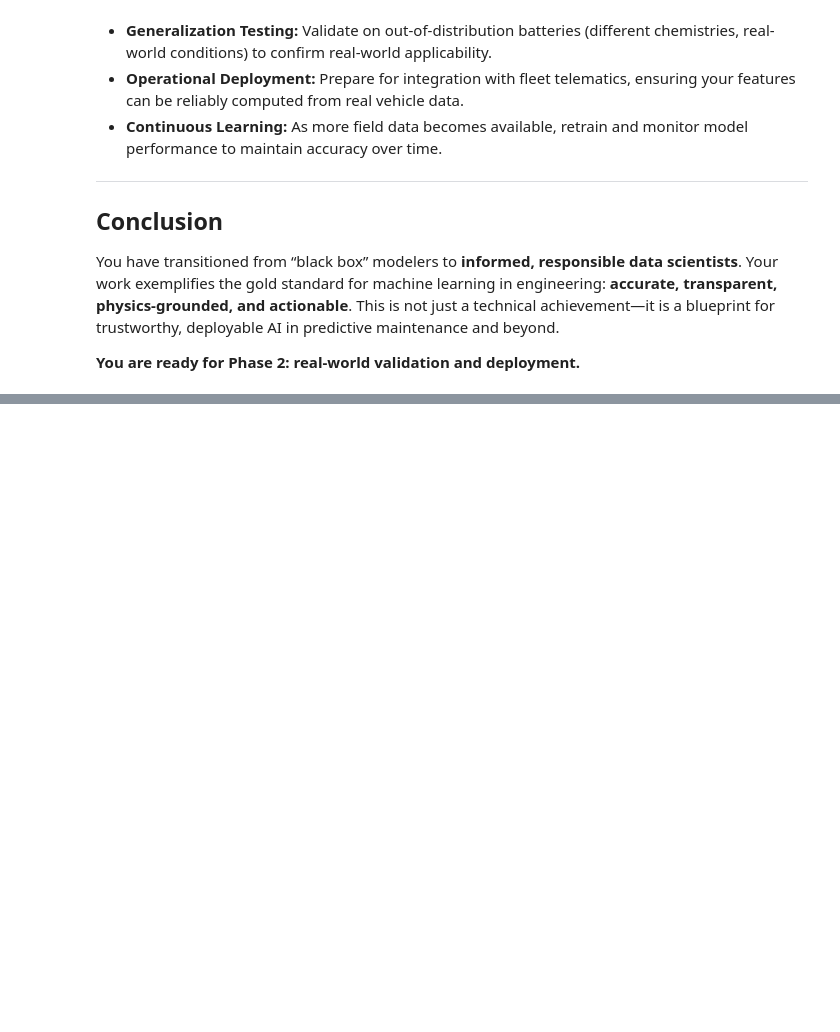
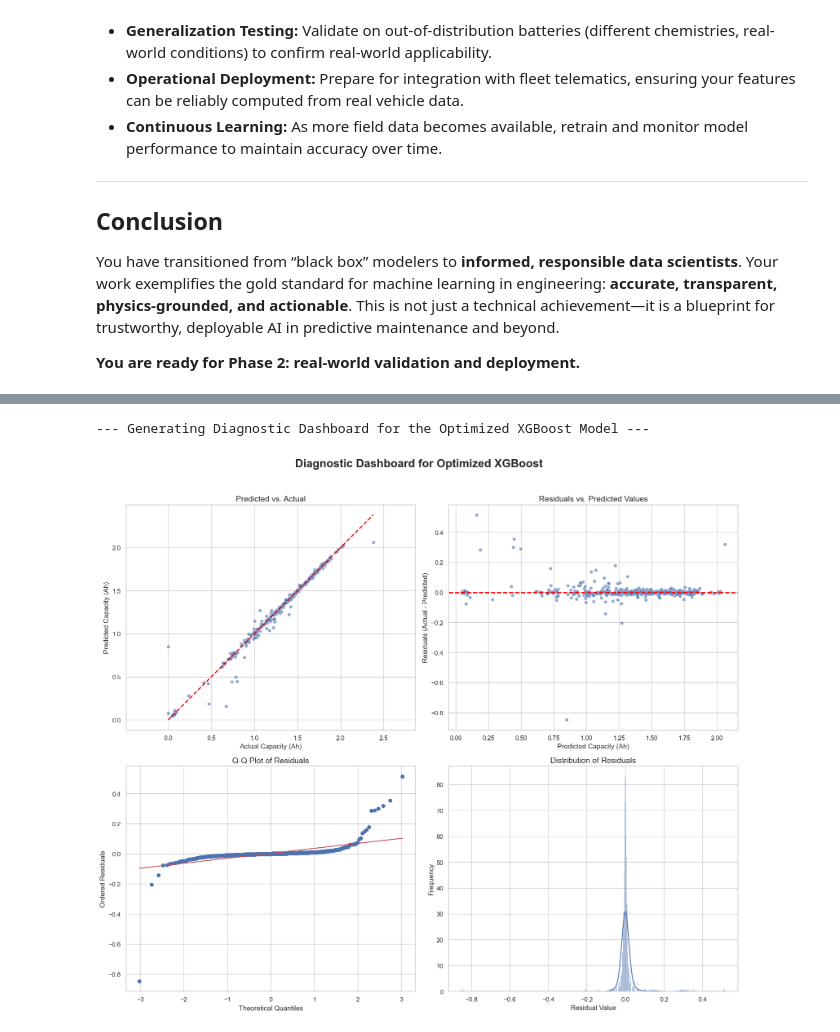
Before and after one commit to Jai-Kumar786/EV_Predictive_Maintenance, a Jupyter notebook: notebooks/02_model_building.ipynb, the cells around one changed output, grey strips where cells are left out. Saved outputs shown, nothing was run; the diff lists cells and outputs as text; code cells hidden in the pictures; blank space fills up the shorter version.

```diff
--- a/notebooks/02_model_building.ipynb
+++ b/notebooks/02_model_building.ipynb
@@ -1904,0 +2181,55 @@ You have transitioned from “black box” modelers to **informed, responsible d
+# %%
+import matplotlib.pyplot as plt
+import seaborn as sns
+import scipy.stats as stats
+import numpy as np
+
+# --- Helper Function (Include again for a self-contained cell) ---
+def plot_model_diagnostics(y_true, y_pred, model_name):
+    """
+    Generates a 2x2 dashboard of diagnostic plots for a regression model.
+    """
+    residuals = y_true - y_pred
+    fig, axes = plt.subplots(2, 2, figsize=(16, 14))
+    fig.suptitle(f'Diagnostic Dashboard for {model_name}', fontsize=20, fontweight='bold')
+    sns.set_theme(style="whitegrid")
+
+    # 1. Predicted vs. Actual Plot
+    sns.scatterplot(x=y_true, y=y_pred, ax=axes[0, 0], alpha=0.6)
+    perfect_line = np.linspace(y_true.min(), y_true.max(), 100)
+    axes[0, 0].plot(perfect_line, perfect_line, color='red', linestyle='--', linewidth=2)
+    axes[0, 0].set_title('Predicted vs. Actual', fontsize=14)
+    axes[0, 0].set_xlabel('Actual Capacity (Ah)', fontsize=12)
+    axes[0, 0].set_ylabel('Predicted Capacity (Ah)', fontsize=12)
+    axes[0, 0].axis('equal')
+
+    # 2. Residuals Plot
+    sns.scatterplot(x=y_pred, y=residuals, ax=axes[0, 1], alpha=0.6)
+    axes[0, 1].axhline(y=0, color='red', linestyle='--', linewidth=2)
+    axes[0, 1].set_title('Residuals vs. Predicted Values', fontsize=14)
+    axes[0, 1].set_xlabel('Predicted Capacity (Ah)', fontsize=12)
+    axes[0, 1].set_ylabel('Residuals (Actual - Predicted)', fontsize=12)
+
+    # 3. Q-Q Plot
+    stats.probplot(residuals, dist="norm", plot=axes[1, 0])
+    axes[1, 0].set_title('Q-Q Plot of Residuals', fontsize=14)
+    axes[1, 0].set_xlabel('Theoretical Quantiles', fontsize=12)
+    axes[1, 0].set_ylabel('Ordered Residuals', fontsize=12)
+
+    # 4. Residuals Histogram
+    sns.histplot(residuals, kde=True, ax=axes[1, 1])
+    axes[1, 1].set_title('Distribution of Residuals', fontsize=14)
+    axes[1, 1].set_xlabel('Residual Value', fontsize=12)
+    axes[1, 1].set_ylabel('Frequency', fontsize=12)
+
+    plt.tight_layout(rect=[0, 0, 1, 0.96])
+    plt.show()
+
+# --- Execution ---
+# Call the function with the results from our optimized model
+print("--- Generating Diagnostic Dashboard for the Optimized XGBoost Model ---")
+# y_pred_optimized was calculated in the previous step
+plot_model_diagnostics(y_test, y_pred_optimized, 'Optimized XGBoost')
+# %% [output]
+--- Generating Diagnostic Dashboard for the Optimized XGBoost Model ---
+[figure, added]
```
Also changed, not shown: parts of 28 cells of this notebook, 1 other file.
